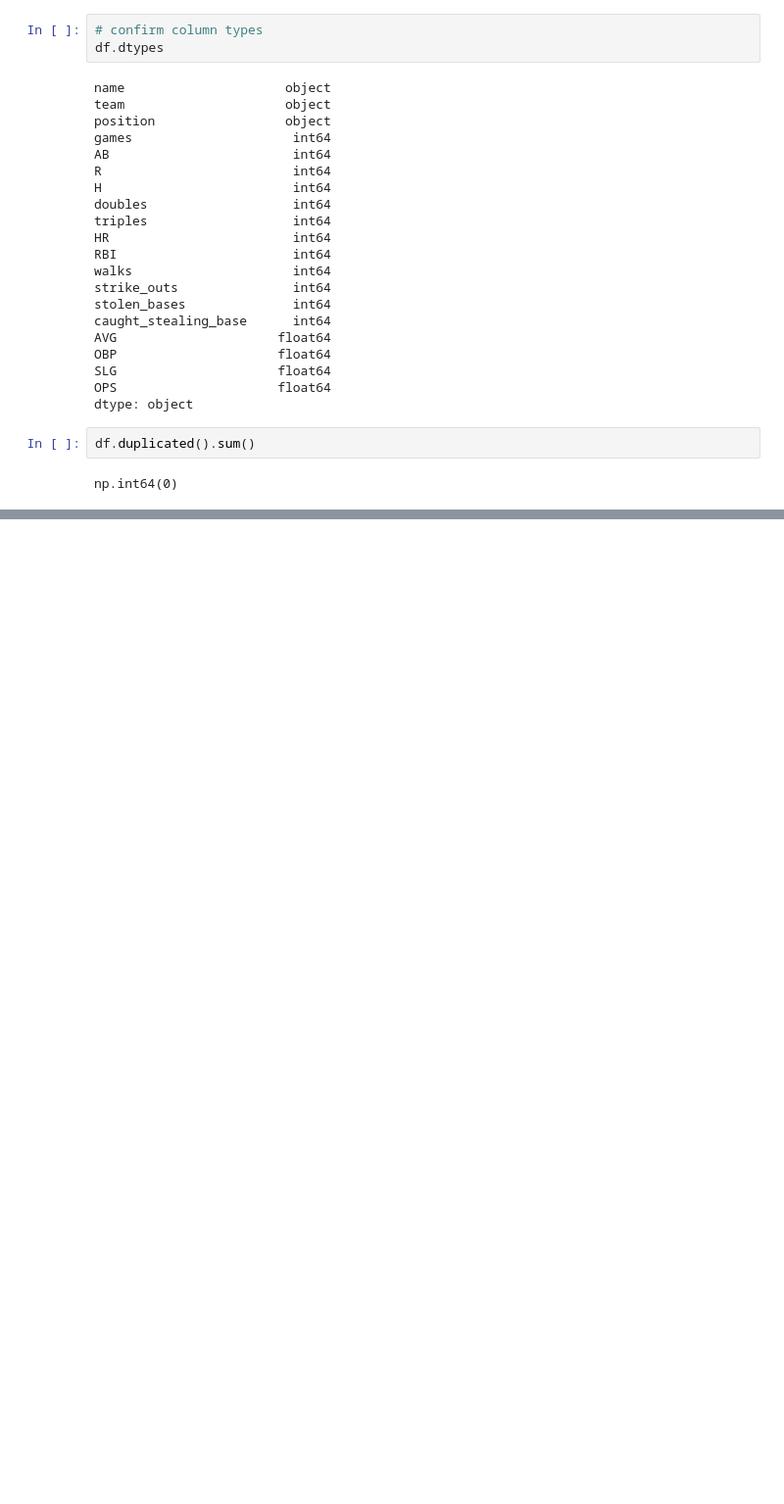
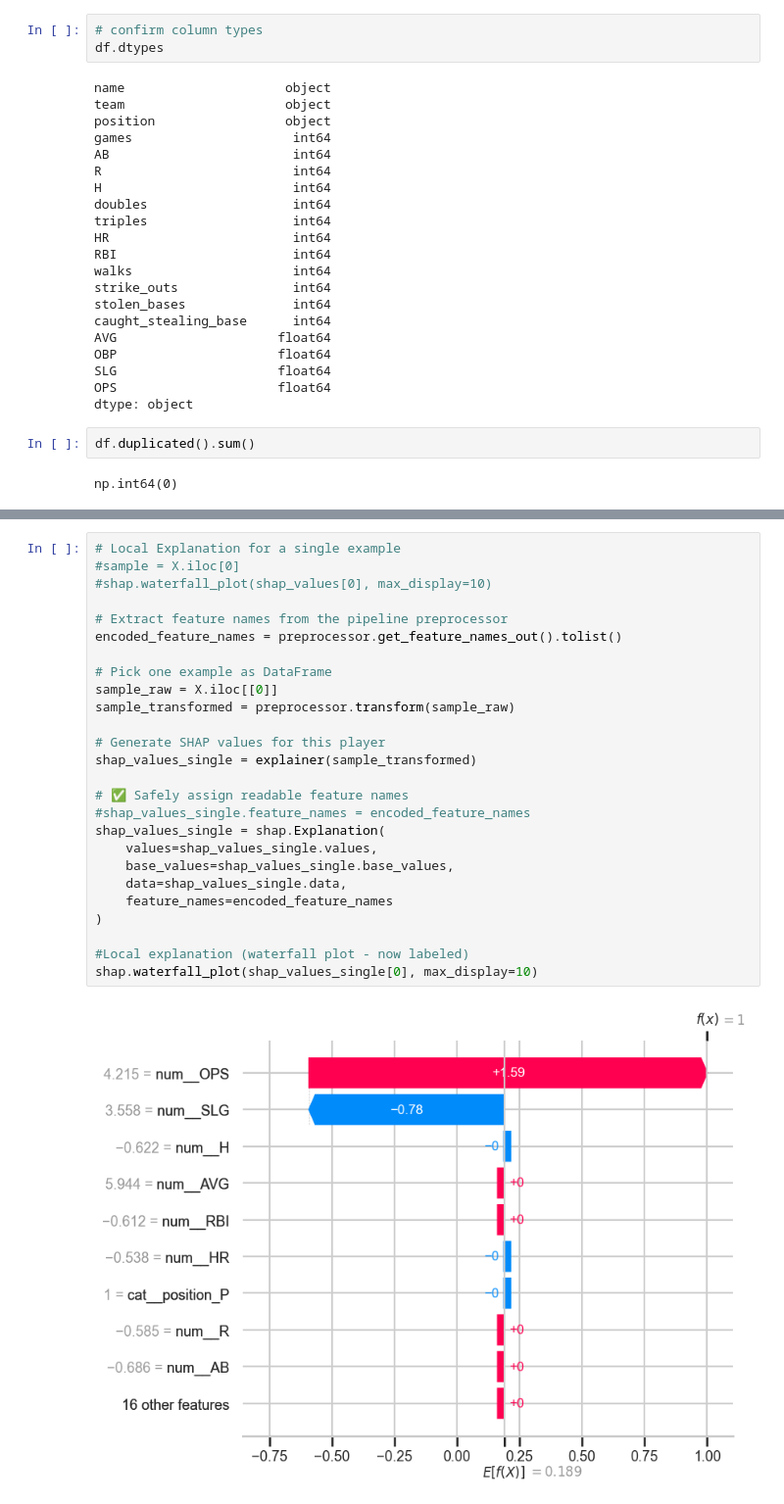
Before and after one commit to woodskevinj/mlb-stats-ml, a Jupyter notebook: notebooks/mlb_eda.ipynb, the cells around one changed output, grey strips where cells are left out. Shown at 98% size. Drawn from its saved outputs; the diff is of its cells as text; blank space fills up the shorter version.

```diff
--- a/notebooks/mlb_eda.ipynb
+++ b/notebooks/mlb_eda.ipynb
@@ -438,0 +472,28 @@ np.int64(0)
+# %%
+# Local Explanation for a single example
+#sample = X.iloc[0]
+#shap.waterfall_plot(shap_values[0], max_display=10)
+
+# Extract feature names from the pipeline preprocessor
+encoded_feature_names = preprocessor.get_feature_names_out().tolist()
+
+# Pick one example as DataFrame
+sample_raw = X.iloc[[0]]
+sample_transformed = preprocessor.transform(sample_raw)
+
+# Generate SHAP values for this player
+shap_values_single = explainer(sample_transformed)
+
+# ✅ Safely assign readable feature names
+#shap_values_single.feature_names = encoded_feature_names
+shap_values_single = shap.Explanation(
+    values=shap_values_single.values,
+    base_values=shap_values_single.base_values,
+    data=shap_values_single.data,
+    feature_names=encoded_feature_names
+)
+
+#Local explanation (waterfall plot - now labeled)
+shap.waterfall_plot(shap_values_single[0], max_display=10)
+# %% [output]
+[figure, added]
```
Also changed, not shown: parts of 2 cells of this notebook.
